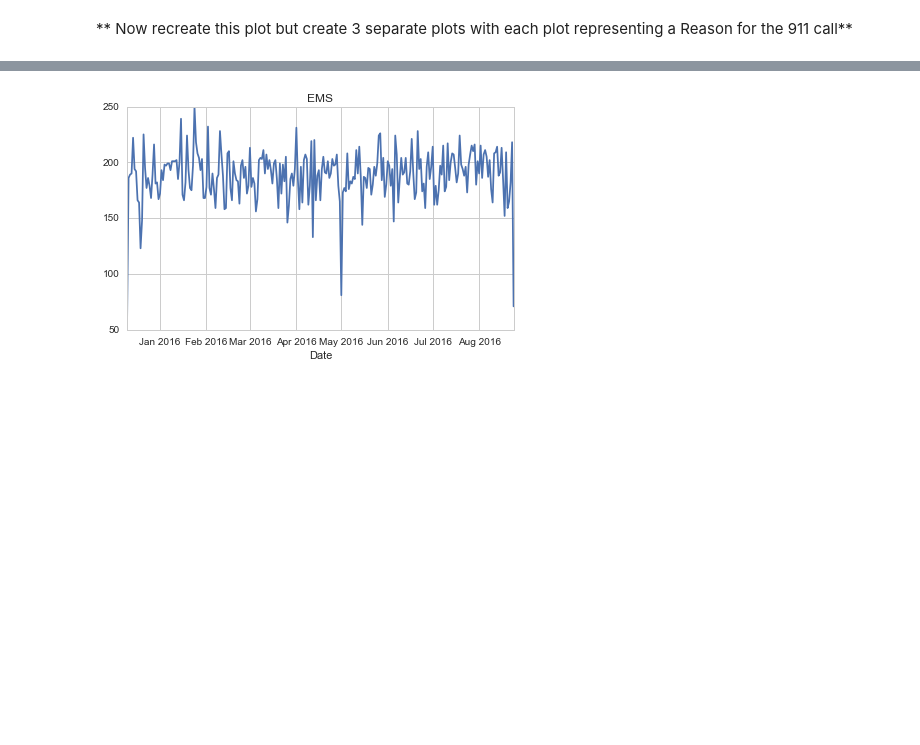
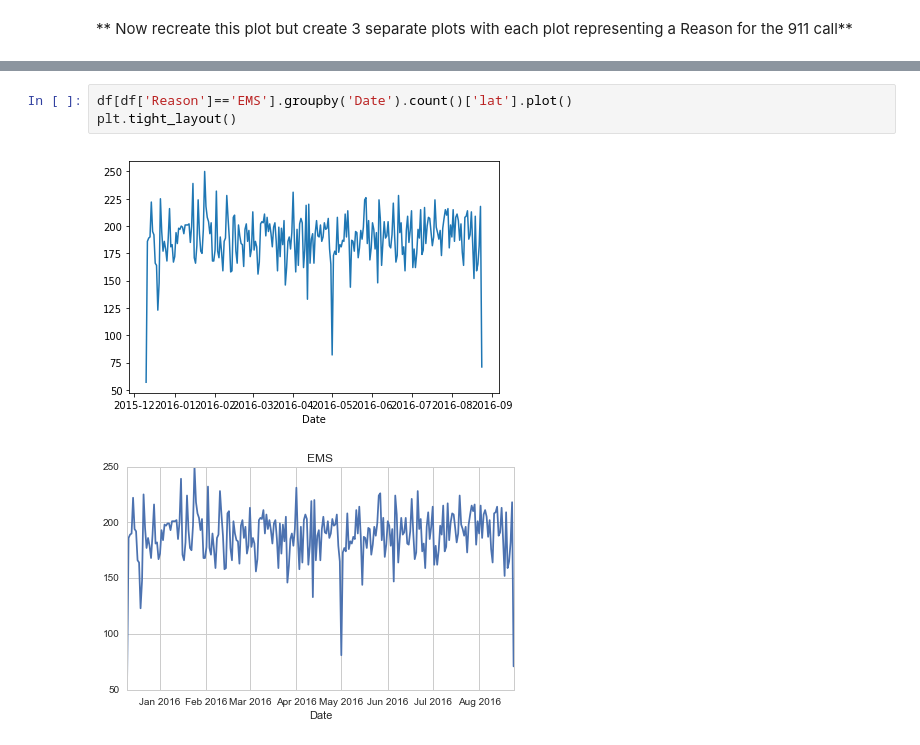
Before and after one commit to ameyaditya/Machine_Learning, a Jupyter notebook: Projects/Data Capstone Project/911 Calls Data Capstone Project .ipynb, the cells around one changed output, grey strips where cells are left out. Drawn from its saved outputs; the diff is of its cells as text; blank space fills up the shorter version.

```diff
--- a/Projects/Data Capstone Project/911 Calls Data Capstone Project .ipynb
+++ b/Projects/Data Capstone Project/911 Calls Data Capstone Project .ipynb
@@ -298,3 +320,8 @@ sns.lmplot(x='Month',y='twp',data=bymonth.reset_index())
+# %%
+df[df['Reason']=='EMS'].groupby('Date').count()['lat'].plot()
+plt.tight_layout()
+# %% [output]
+[figure, added]
 # %%
 # %% [output]
 [figure]
```
Also changed, not shown: parts of 18 cells of this notebook, 3 other files.
